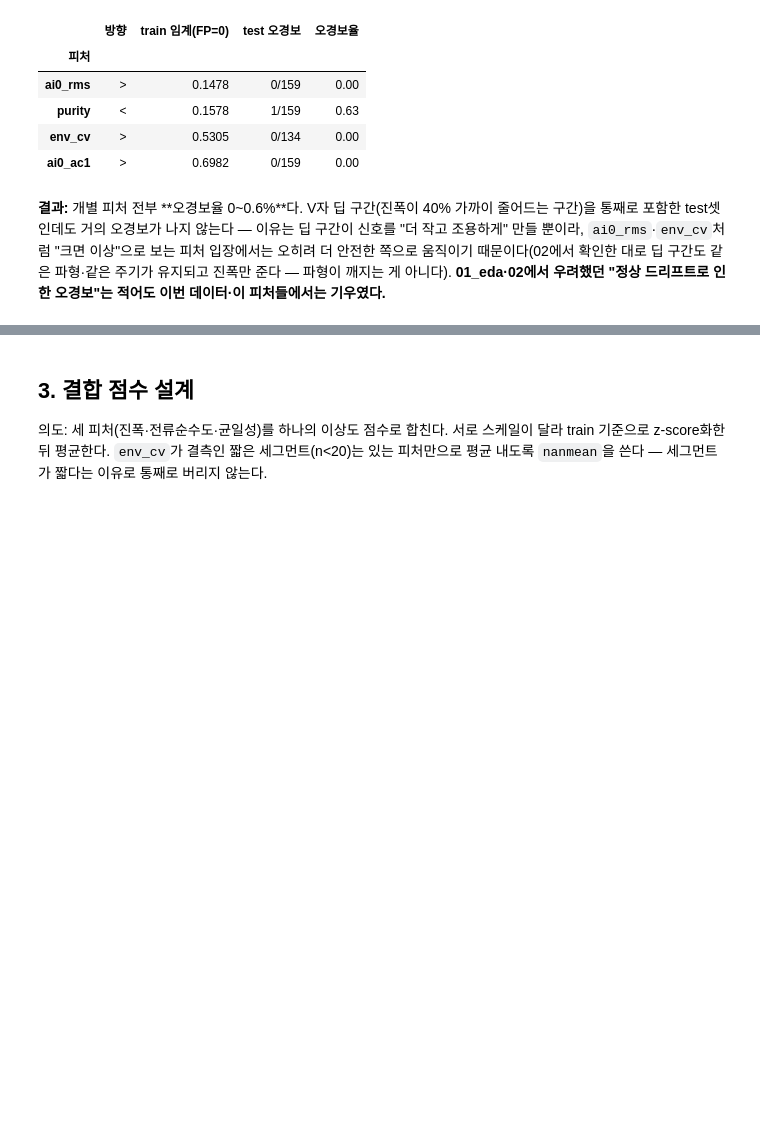
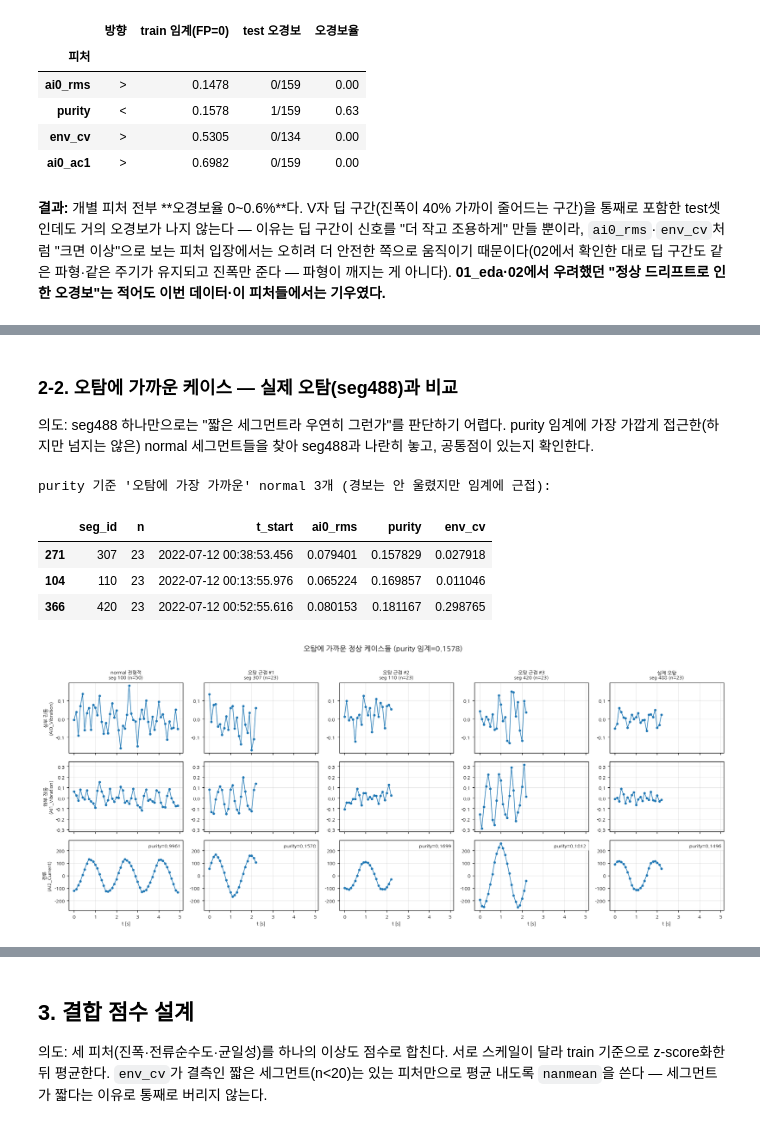
Before and after one commit to kimjaehyeonC/Kamp_AI, a Jupyter notebook: notebooks/03_feature.ipynb, the cells around one changed output, grey strips where cells are left out. Cells and saved outputs as stored; diff of their text form; code cells hidden in the pictures; blank space fills up the shorter version.

```diff
--- a/notebooks/03_feature.ipynb
+++ b/notebooks/03_feature.ipynb
@@ -178,0 +231,39 @@ display(pd.DataFrame(rows).set_index("피처"))
+# %% [markdown]
+### 2-2. 오탐에 가까운 케이스 — 실제 오탐(seg488)과 비교
+
+의도: seg488 하나만으로는 "짧은 세그먼트라 우연히 그런가"를 판단하기 어렵다. purity
+임계에 가장 가깝게 접근한(하지만 넘지는 않은) normal 세그먼트들을 찾아 seg488과 나란히
+놓고, 공통점이 있는지 확인한다.
+# %%
+near_pur = Fn[(Fn.purity >= pur_thr) & (Fn.seg_id != fp_sid)].nsmallest(3, "purity")
+print("purity 기준 '오탐에 가장 가까운' normal 3개 (경보는 안 울렸지만 임계에 근접):")
+display(near_pur[["seg_id", "n", "t_start", "ai0_rms", "purity", "env_cv"]])
+
+picks_near = [("normal 전형적", "normal", 100)] + \
+             [(f"오탐 근접 #{i+1}", "normal", sid) for i, sid in enumerate(near_pur.seg_id)] + \
+             [("실제 오탐", "normal", fp_sid)]
+
+fig, axes = plt.subplots(3, len(picks_near), figsize=(3.2*len(picks_near), 6.5), sharex=True)
+for j, (label, k, sid) in enumerate(picks_near):
+    g = SEG[k][SEG[k].seg_id == sid]
+    t = np.arange(len(g)) / FS
+    for i, (ch, name) in enumerate(zip(raw_channels, raw_names)):
+        axes[i, j].plot(t, g[ch], "o-", color=COLOR[k], lw=1, ms=3)
+        if j == 0: axes[i, j].set_ylabel(f"{name}\n({ch})", fontsize=8)
+    axes[0, j].set_title(f"{label}\nseg {sid} (n={len(g)})", fontsize=8)
+    axes[-1, j].set_xlabel("t [s]", fontsize=8)
+    pur = Fn.loc[Fn.seg_id == sid, "purity"].iloc[0]
+    axes[2, j].text(.98, .95, f"purity={pur:.4f}", transform=axes[2, j].transAxes,
+                     ha="right", va="top", fontsize=8, bbox=dict(facecolor="white", alpha=.85, edgecolor="none"))
+for i in range(3):
+    lo = min(ax.get_ylim()[0] for ax in axes[i]); hi = max(ax.get_ylim()[1] for ax in axes[i])
+    for ax in axes[i]: ax.set_ylim(lo, hi)
+fig.suptitle(f"오탐에 가까운 정상 케이스들 (purity 임계={pur_thr:.4f})", y=1.02)
+plt.tight_layout(); plt.show()
+# %% [output]
+purity 기준 '오탐에 가장 가까운' normal 3개 (경보는 안 울렸지만 임계에 근접):
+|  | seg_id | n | t_start | ai0_rms | purity | env_cv |
+| 271 | 307 | 23 | 2022-07-12 00:38:53.456 | 0.079401 | 0.157829 | 0.027918 |
+| 104 | 110 | 23 | 2022-07-12 00:13:55.976 | 0.065224 | 0.169857 | 0.011046 |
+| 366 | 420 | 23 | 2022-07-12 00:52:55.616 | 0.080153 | 0.181167 | 0.298765 |
+[figure, added]
```
Also changed, not shown: parts of 4 cells of this notebook, 2 other files.
